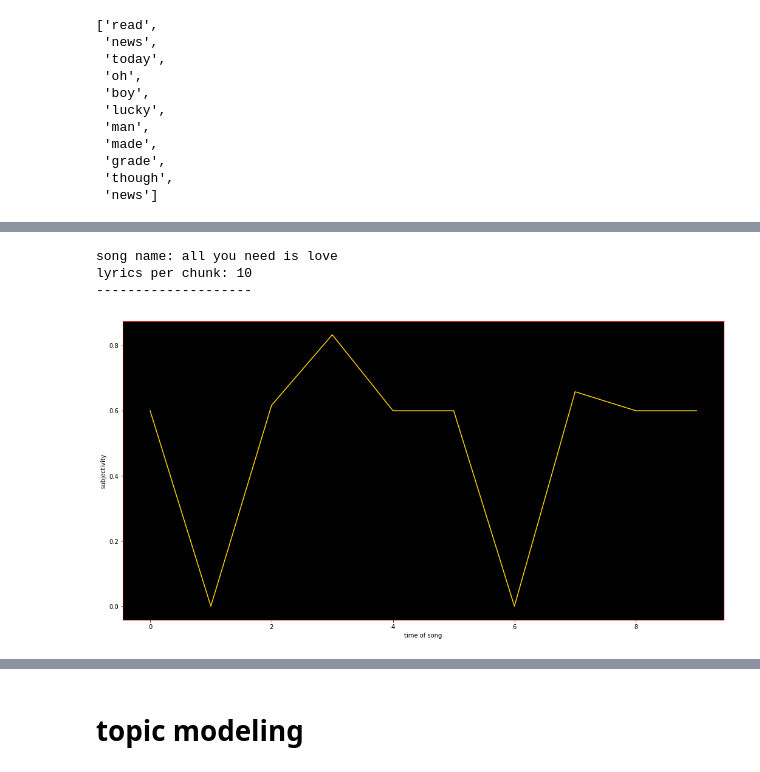
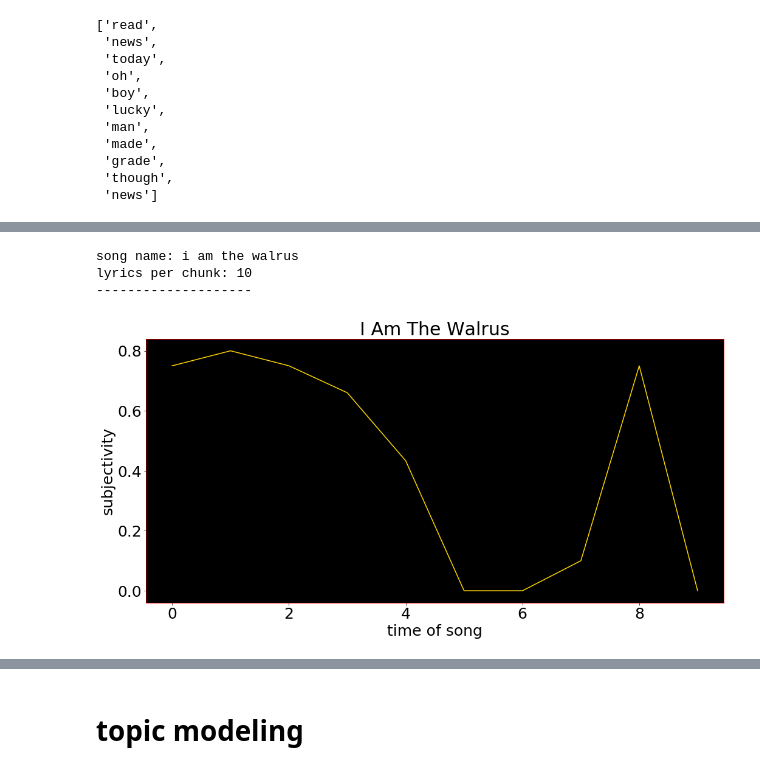
Before and after one commit to ArielJosephCohen/beatles_lyrics_topic_modeling, a Jupyter notebook: data_cleaning.ipynb, the cells around one changed output, grey strips where cells are left out. Cells and saved outputs as stored; diff of their text form; code cells hidden in the pictures.

Commit message:
edit sentiment graphing function

```diff
--- a/data_cleaning.ipynb
+++ b/data_cleaning.ipynb
@@ -529,21 +529,25 @@ def sentiment_over_song(polar_subject,index):
     print(f'lyrics per chunk: {len(df.chunks[index])}')
     print('-'*20)
 
+    name=[word.title() for word in df.song[index].split()]
+    name=' '.join(name)
+
     with sns.axes_style({'axes.facecolor':'k','axes.edgecolor':'r'}):
         plt.figure(figsize=(15,8))
         sns.lineplot(x,y,color='gold')
+        plt.title(name)
         plt.xlabel('time of song')
         plt.ylabel(f'{style}')
         plt.rcParams.update({'font.size': 25})
         plt.tight_layout()
         plt.show()
 # %%
-sentiment_over_song('s',11)
+sentiment_over_song('s',100)
 # %% [output]
-song name: all you need is love
+song name: i am the walrus
 lyrics per chunk: 10
 --------------------
-[figure, old version]
+[figure, new version]
 # %%
 df.head()
 # %% [output]
```
Also changed, not shown: parts of 1 cell of this notebook.
